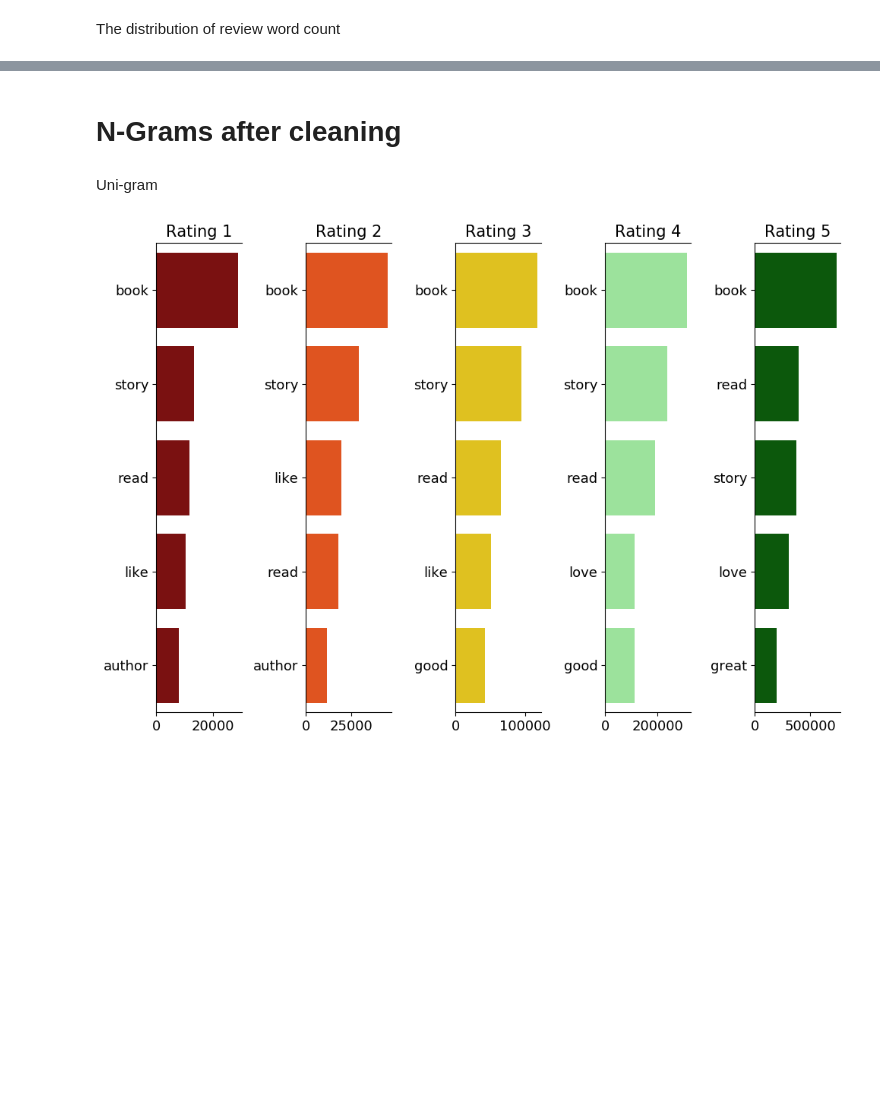
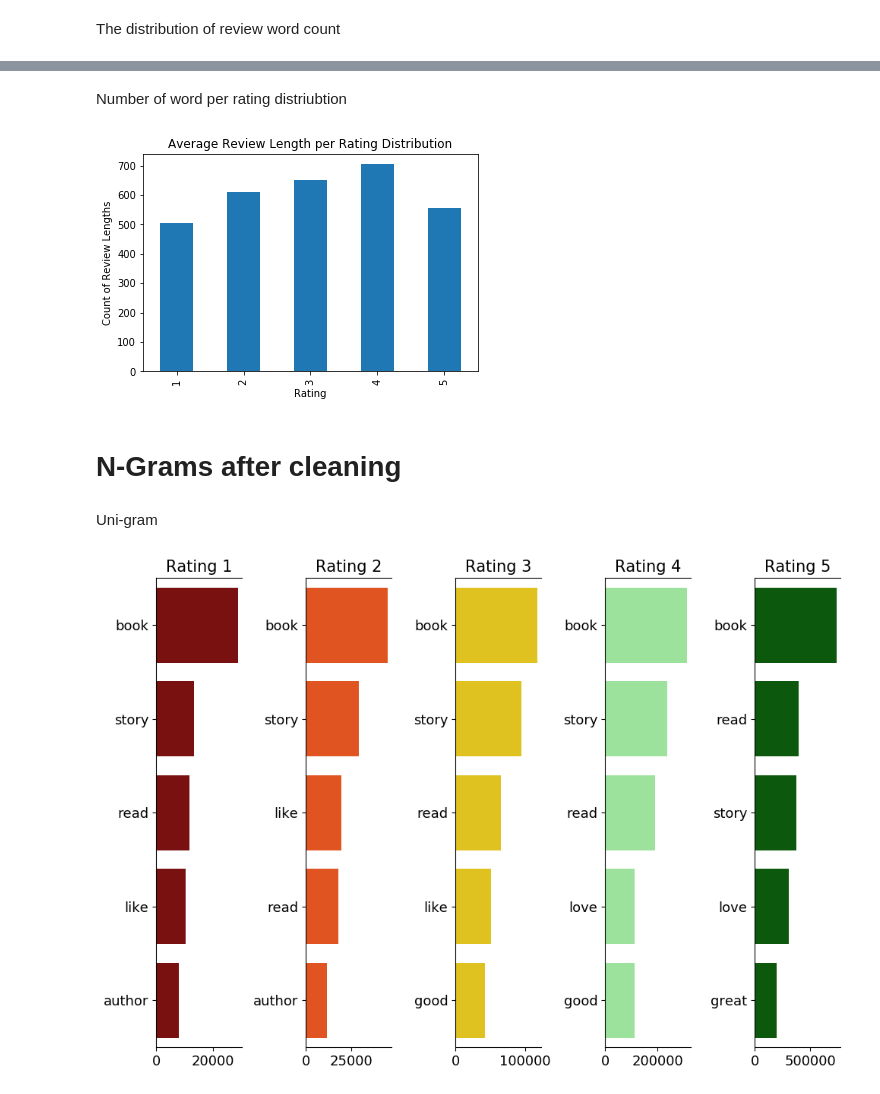
Before and after one commit to DiogoP98/SentimentAnalysis, a Jupyter notebook: EDA/EDA_Alex.ipynb, the cells around one changed output, grey strips where cells are left out. Drawn from its saved outputs; the diff is of its cells as text; code cells hidden in the pictures; blank space fills up the shorter version.

```diff
--- a/EDA/EDA_Alex.ipynb
+++ b/EDA/EDA_Alex.ipynb
@@ -41,3 +77,13 @@ ax.get_figure().savefig("distribution_of_review_lengths.png")
+# %% [markdown]
+Number of word per rating distriubtion
+# %%
+word_avg = df.groupby('overall')['letterCount'].mean().plot(kind='bar')
+plt.xlabel("Rating")
+plt.ylabel("Count of Review Lengths")
+plt.title("Average Review Length per Rating Distribution")
+plt.savefig("Average_Number_of_Letters_per_Rating_Distribution.png")
+# %% [output]
+[figure, added]
 # %% [markdown]
 # N-Grams after cleaning
 # %%
```
Also changed, not shown: parts of 26 cells of this notebook, 13 other files.
